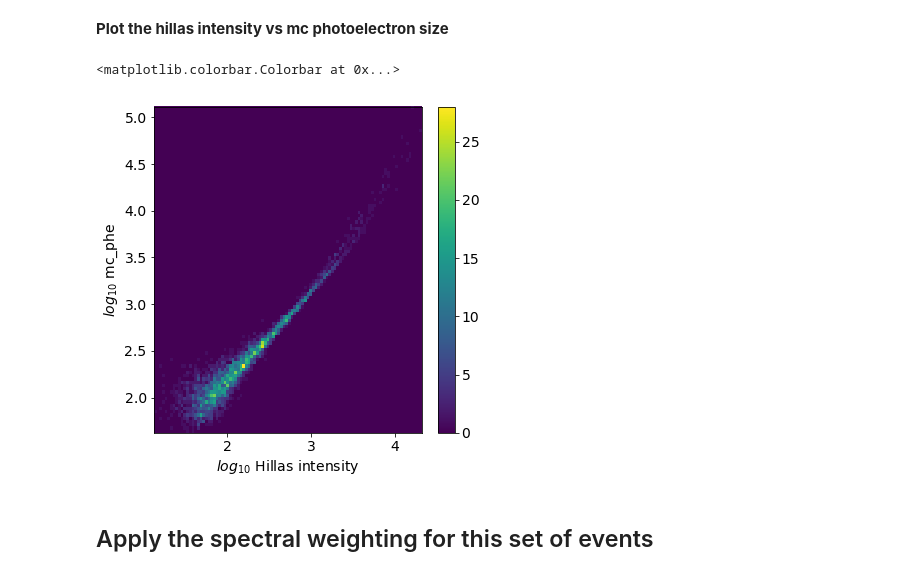
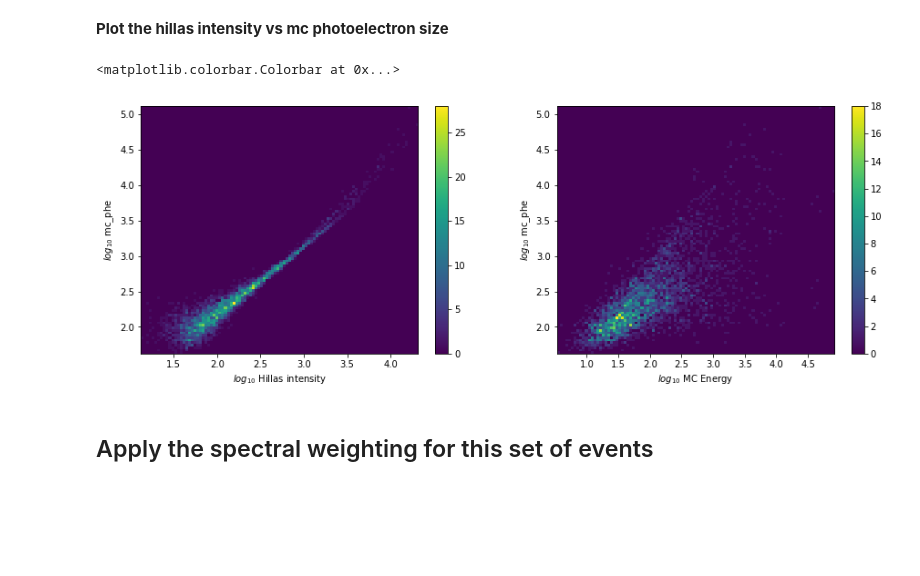
Before and after one commit to cta-observatory/cta-lstchain, a Jupyter notebook: notebooks/Step_by_Step_dl0_to_dl1.ipynb, the cells around one changed output. Drawn from its saved outputs; the diff is of its cells as text; code cells hidden in the pictures; blank space fills up the shorter version.

```diff
--- a/notebooks/Step_by_Step_dl0_to_dl1.ipynb
+++ b/notebooks/Step_by_Step_dl0_to_dl1.ipynb
@@ -57,10 +58,11 @@ WARNING:ctapipe.io.hessioeventsource.HESSIOEventSource:Only one pyhessio event_s
 
 
 ## OR select an event manually
-#seeker = EventSeeker(source)
-#event = seeker[4]
+seeker = EventSeeker(source)
+event = seeker[4]
 
 # OR Find an event that saturates the high gain waveform
+'''
 counter = 0
 howmany = 4
 for event in source:
@@ -71,7 +73,7 @@ for event in source:
             if counter > howmany:
                 break
 event = bright_event
-
+'''
 ## OR find a bright LST event:
 # intensity = 0
 # for event in source:
@@ -555,14 +612,20 @@ df_dl1['mc_phe'] = np.log10(mc_df['mc_phe'])
 # %% [markdown]
 **Plot the hillas intensity vs mc photoelectron size**
 # %%
-#plt.scatter(df_dl1['intensity'],df_dl1['mc_phe'])
+plt.figure(figsize=(15,5))
+plt.subplot(121)
 h = plt.hist2d(df_dl1[df_dl1['mc_phe']>0]['intensity'],df_dl1[df_dl1['mc_phe']>0]['mc_phe'],bins=100)
 plt.xlabel('$log_{10}$ Hillas intensity')
 plt.ylabel('$log_{10}$ mc_phe')
 plt.colorbar(h[3])
+plt.subplot(122)
+h = plt.hist2d(df_dl1[df_dl1['mc_phe']>0]['mc_energy'],df_dl1[df_dl1['mc_phe']>0]['mc_phe'],bins=100)
+plt.xlabel('$log_{10}$ MC Energy')
+plt.ylabel('$log_{10}$ mc_phe')
+plt.colorbar(h[3])
 # %% [output]
 <matplotlib.colorbar.Colorbar at 0x...>
-[figure, old version]
+[figure, new version]
 # %% [markdown]
 ## Apply the spectral weighting for this set of events
 # %%
```
Also changed, not shown: parts of 25 cells of this notebook, 1 other file.
